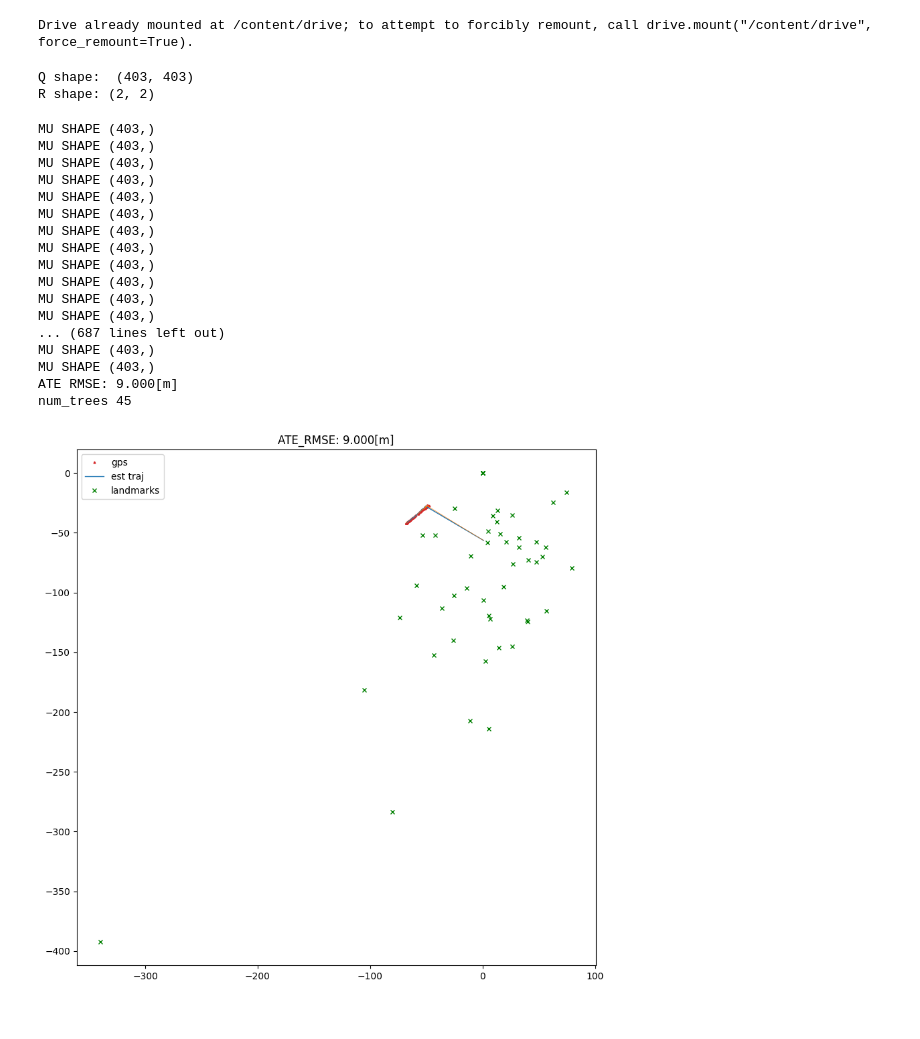
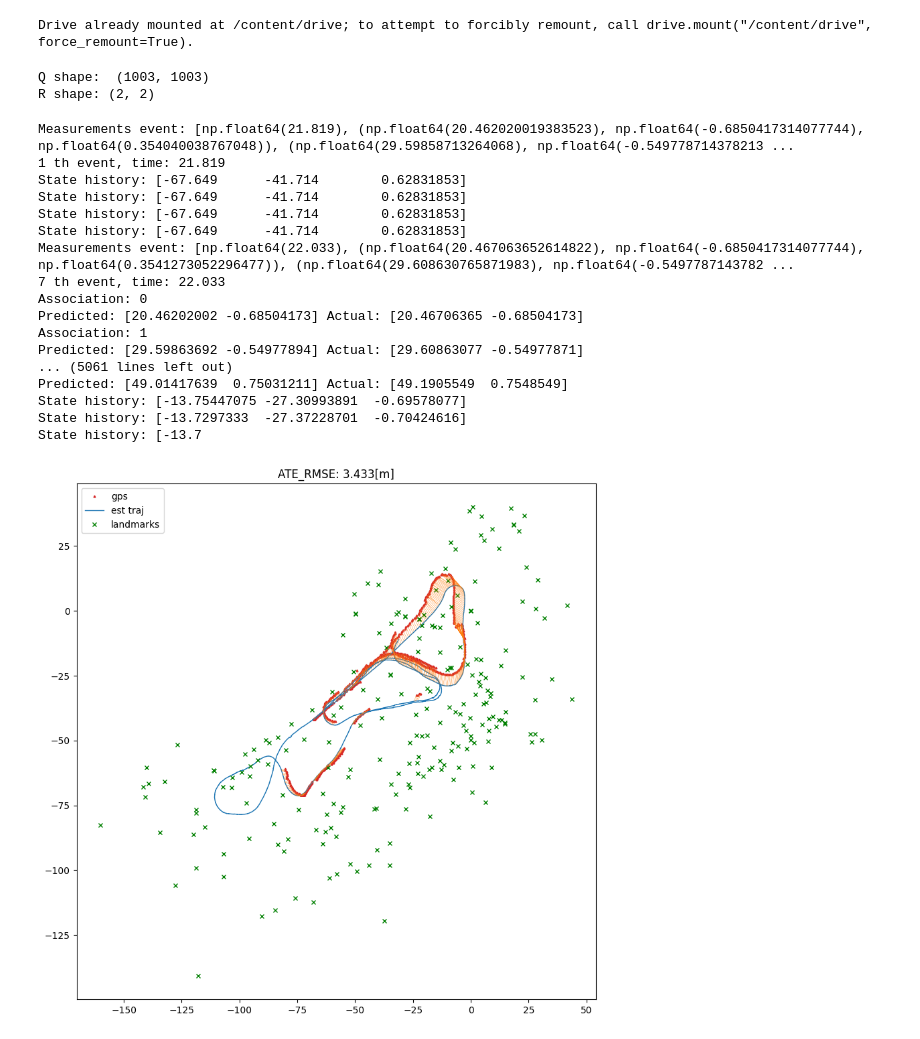
Before and after one commit to 0123gabriel/SLAM-VictoriaPark, a Jupyter notebook: SLAM_final_project.ipynb, the cells around one changed output. Cells and saved outputs as stored; diff of their text form; code cells hidden in the pictures.

```diff
--- a/SLAM_final_project.ipynb
+++ b/SLAM_final_project.ipynb
@@ -204,7 +204,7 @@ def cal_ate_rmse(state_history, gps_history):
 # parameters
 robot_dim = 3
 landmark_dim = 2
-num_of_total_landmarks = 200 # assumed to be known
+num_of_total_landmarks = 500 # assumed to be known
 
 vehicle_params = {
         "a": 3.78,
@@ -264,7 +264,7 @@ def h_measurement(z, landmark_index, h_measurement_out):
   z_x = z[0]
   z_y = z[1]
   z_theta = z[2]
-  #z_theta = np.arctan2(np.sin(z_theta), np.cos(z_theta))
+  z_theta = np.arctan2(np.sin(z_theta), np.cos(z_theta))
 
   m_x = z[robot_dim + landmark_dim*landmark_index]
   m_y = z[robot_dim + landmark_dim*landmark_index + 1]
@@ -273,7 +273,7 @@ def h_measurement(z, landmark_index, h_measurement_out):
   del_y = m_y - z_y
   r = del_x**2 + del_y**2
   sqrt_r = np.sqrt(r)
-  new_theta = np.arctan2(del_y,del_x)-z_theta #+ np.pi/2.0
+  new_theta = np.arctan2(del_y,del_x)-z_theta
   new_theta = np.arctan2(np.sin(new_theta), np.cos(new_theta))
   zhat = [[sqrt_r],[new_theta]]
 
@@ -337,10 +337,10 @@ print('Q shape: ', Q.shape)
 #             (5*np.pi/180)**2] # variance of landmark theta
 #                     * num_of_total_landmarks)
 
-R = np.diag([0.5**2, (5*np.pi/180)**2])
+R = np.diag([0.5**3, (5*np.pi/180)**3])
 print('R shape:', R.shape)
 # %% [output]
-Q shape:  (403, 403)
+Q shape:  (1003, 1003)
 R shape: (2, 2)
 # %%
 ###########################################################################
@@ -356,7 +356,7 @@ events, robot_init_pose = np.load('data.npy', allow_pickle=True)
   it takes about 10 minuts for all trajectory estimation.
   for debuging you can crop the events as the following:
 '''
-events = events[:870] #
+#events = events[:5000] #
 
 time_prev = -1
 gps_history = []
@@ -377,6 +377,7 @@ for i, event in tqdm(enumerate(events), total=len(events)):
     time_curr = event[1][0]
 
     if event[0] == 'odometry':
+        #print('Odometry event:', event[1])
         ## For the first data
         if time_prev < 0:
             time_prev = time_curr
@@ -385,9 +386,10 @@ for i, event in tqdm(enumerate(events), total=len(events)):
 
         # Dynamic Update
         u = event[1][1:]    # u_t = [u_v, u_w]
+        #print('Odometry event:', u)
         dT = time_curr - time_prev
         MU = g_dynamic(MU, u, dT, vehicle_params)
-        print("MU SHAPE", MU.shape)
+        #print("MU SHAPE", MU.shape)
         g_jacob = g_jacobian(MU, u, dT, vehicle_params)
         SIGMA[0:3, 0:3] = g_jacob @ SIGMA[0:3, 0:3] @ g_jacob.T + Q[0:3, 0:3]
 
@@ -395,6 +397,8 @@ for i, event in tqdm(enumerate(events), total=len(events)):
         #current_txy = [event[1][0], ekf_state['x'][0], ekf_state['x'][1]]
 
     elif event[0] == 'measurements':
+        print('Measurements event:', event[1])
+        print(i, 'th event, time:', time_curr)
         # measurements of the currently seen landmarks from current scan: (range, angle, diameter)
         x_list_curr = np.reshape(event[1][1:], [-1,3])
 
@@ -434,7 +438,8 @@ for i, event in tqdm(enumerate(events), total=len(events)):
             #continue
           else:
             predicted_z = h_measurement(MU, association, np.zeros((2, 1)))
-            #print("Predicted:", predicted_z.ravel(), "Actual:", x_curr[:2])
+            print('Association:', association)
+            print("Predicted:", predicted_z.ravel(), "Actual:", x_curr[:2])
             # update x
             x_landmark_indices.append(association)
             x[landmark_dim*association] = d
@@ -451,6 +456,11 @@ for i, event in tqdm(enumerate(events), total=len(events)):
             #print('h_jacob shape:', h_jacob.shape)
             #print('h_measurement_out shape:', h_measurement_out.shape)
 
+            # innovation = np.array([[d], [phi]]) - h_measurement_out
+            # if np.linalg.norm(innovation) > 30:  # threshold depends on expected noise
+            #     print(f"🚫 Skipping update due to large innovation: {innovation.ravel()}")
+            #     continue
+
             K = SIGMA @ h_jacob.T @ np.linalg.inv(h_jacob @ SIGMA @ h_jacob.T + R)
             MU = MU + (K @ (np.array([[d], [phi]]) - h_measurement_out)).flatten()
             SIGMA = SIGMA - K @ h_jacob @ SIGMA
@@ -460,54 +470,55 @@ for i, event in tqdm(enumerate(events), total=len(events)):
         continue
 
     state_history['x'] = np.vstack((state_history['x'], MU[0:3]))
+    print('State history:', state_history['x'][-1])
     state_history['P'] = np.vstack((state_history['P'], np.diag(SIGMA[:3,:3])))
     state_history['robot_pose_history'].append([time_prev, MU[0], MU[1]])
 
 # end of data
 ATE_RMSE, idxs_gps, idxs_est = cal_ate_rmse(state_history['robot_pose_history'], gps_history)
 
 # plot results
 plt.cla()
 plt.rcParams['figure.figsize'] = [10, 10]
 ## GPS
 gps_history = np.array(gps_history)
 plt.plot(gps_history[:,1], gps_history[:,2], '^', markersize=2, color='tab:red', label='gps')
 ## Estimated Traj
 plt.plot(state_history['x'][:,0], state_history['x'][:,1], color='tab:blue', linewidth=1, label='est traj')
 ## Landmarks
 trees_plot = np.array(MU[3:]).reshape(-1,2)
 plt.plot(trees_plot[:,0], trees_plot[:,1], 'xg', markersize=4, label='landmarks')
 
 ## Optional, to check associations between est traj and gps datas
 for i in range(len(idxs_gps)):
     plt.plot(   [state_history['x'][idxs_est[i],0], gps_history[idxs_gps[i],1]],\
                 [state_history['x'][idxs_est[i],1], gps_history[idxs_gps[i],2]],\
                 color='tab:orange', linewidth=0.3)
 
 print("num_trees", num_of_seen_landmarks)
 
 plt.title(f"ATE_RMSE: {ATE_RMSE:.3f}[m]")
 plt.legend()
 plt.show()
 # %% [output]
-MU SHAPE (403,)
-MU SHAPE (403,)
-MU SHAPE (403,)
-MU SHAPE (403,)
-MU SHAPE (403,)
-MU SHAPE (403,)
-MU SHAPE (403,)
-MU SHAPE (403,)
-MU SHAPE (403,)
-MU SHAPE (403,)
-MU SHAPE (403,)
-MU SHAPE (403,)
-... (687 lines left out)
-MU SHAPE (403,)
-MU SHAPE (403,)
-ATE RMSE: 9.000[m]
-num_trees 45
+Measurements event: [np.float64(21.819), (np.float64(20.462020019383523), np.float64(-0.6850417314077744), np.float64(0.354040038767048)), (np.float64(29.59858713264068), np.float64(-0.549778714378213 ...
+1 th event, time: 21.819
+State history: [-67.649      -41.714        0.62831853]
+State history: [-67.649      -41.714        0.62831853]
+State history: [-67.649      -41.714        0.62831853]
+State history: [-67.649      -41.714        0.62831853]
+Measurements event: [np.float64(22.033), (np.float64(20.467063652614822), np.float64(-0.6850417314077744), np.float64(0.3541273052296477)), (np.float64(29.608630765871983), np.float64(-0.5497787143782 ...
+7 th event, time: 22.033
+Association: 0
+Predicted: [20.46202002 -0.68504173] Actual: [20.46706365 -0.68504173]
+Association: 1
+Predicted: [29.59863692 -0.54977894] Actual: [29.60863077 -0.54977871]
+... (5061 lines left out)
+Predicted: [49.01417639  0.75031211] Actual: [49.1905549  0.7548549]
+State history: [-13.75447075 -27.30993891  -0.69578077]
+State history: [-13.7297333  -27.37228701  -0.70424616]
+State history: [-13.7
-[figure, old version]
+[figure, new version]
 # %%
 events, robot_init_pose = np.load('data.npy', allow_pickle=True)
 
```
